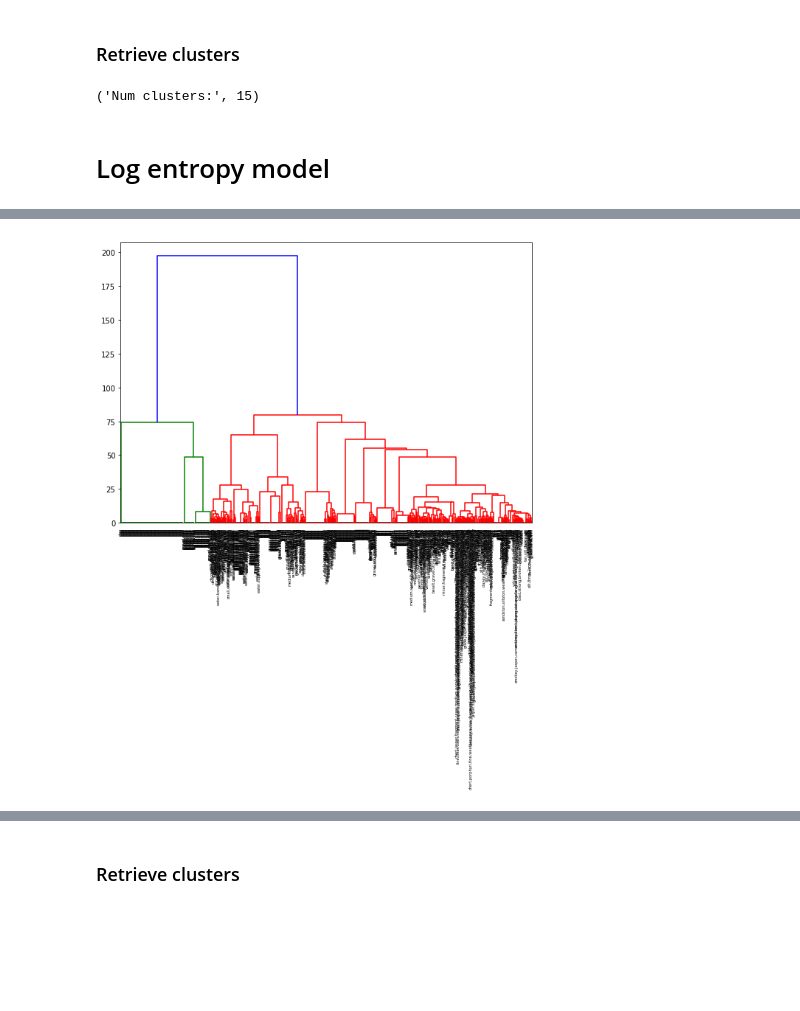
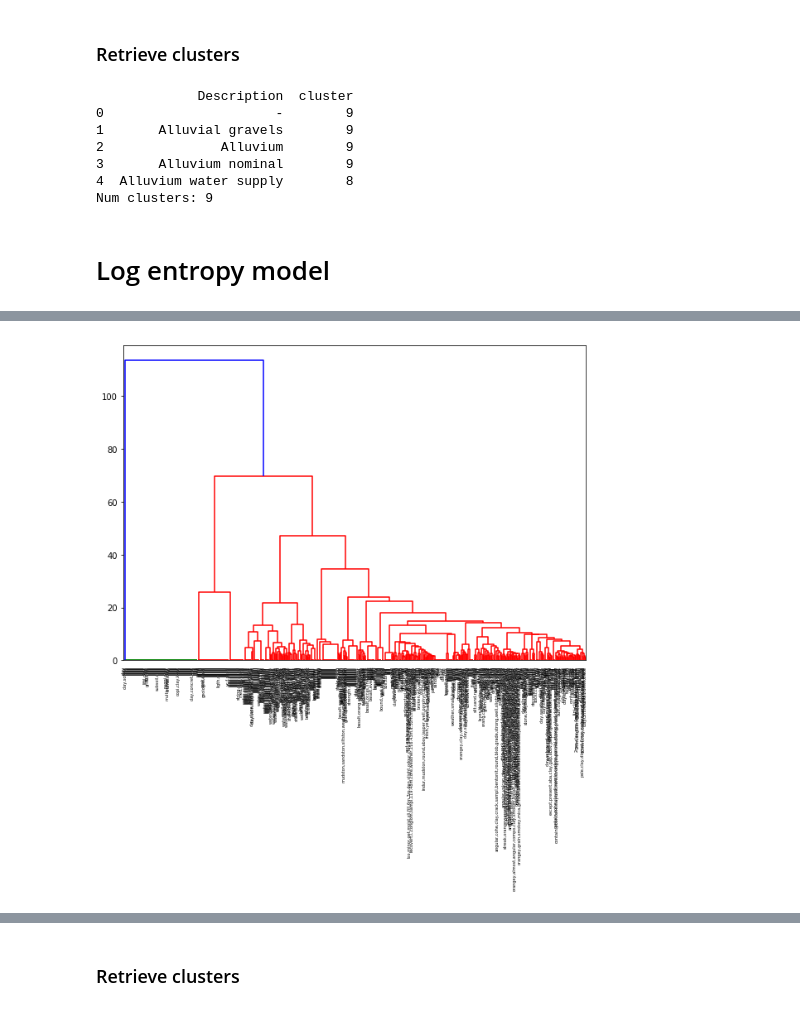
Before and after one commit to IFuentesSR/Litho, a Jupyter notebook: HierarchicalTextClusteringGensim.ipynb, the cells around one changed output, grey strips where cells are left out. Saved outputs shown, nothing was run; the diff lists cells and outputs as text; code cells hidden in the pictures; blank space fills up the shorter version.

```diff
--- a/HierarchicalTextClusteringGensim.ipynb
+++ b/HierarchicalTextClusteringGensim.ipynb
@@ -61,3 +55,5 @@ DF=DF.set_index('HydroCode')
+# %%
+DF = lith_df  # alias data loaded from notebook_setup
 # %% [markdown]
 ### Create list of stopwords to remove
 # %%
@@ -439,11 +529,23 @@ plt.show()
 # %%
 max_d = 20
 clusters = fcluster(linkage_matrix, max_d, criterion='distance')
-DF['cluster'] = clusters.tolist()
-DF[['Description', 'cluster']].head()
-"Num clusters:", len(np.unique(DF.cluster))
+
+try:
+    DF['cluster'] = clusters.tolist()
+    print(DF[['Description', 'cluster']].head())
+    print("Num clusters:", len(np.unique(DF.cluster)))
+except ValueError:
+    lith_code_desc['cluster'] = clusters.tolist()
+    print(lith_code_desc[['Description', 'cluster']].head())
+    print("Num clusters:", len(np.unique(lith_code_desc.cluster)))
 # %% [output]
-('Num clusters:', 15)
+             Description  cluster
+0                      -        9
+1       Alluvial gravels        9
+2               Alluvium        9
+3       Alluvium nominal        9
+4  Alluvium water supply        8
+Num clusters: 9
 # %% [markdown]
 # Log entropy model
 # %%
@@ -458,7 +560,7 @@ for n in totalvocab_stemmed:
 wordDisMatrix = 1 - np.array(wordSimMatrix)
 
 ##hierarchical clustering
-linkage_matrix = ward(np.array(wordSimMatrix))
+linkage_matrix = ward(wordDisMatrix)
 
 fig, ax = plt.subplots(figsize=(10, 7)) # set size
 ax = dendrogram(linkage_matrix,
@@ -478,2 +580,2 @@ Wall time: 3.5 ms
-[figure, old version]
+[figure, new version]
 # %%
```
Also changed, not shown: parts of 28 cells of this notebook, 4 other files.
